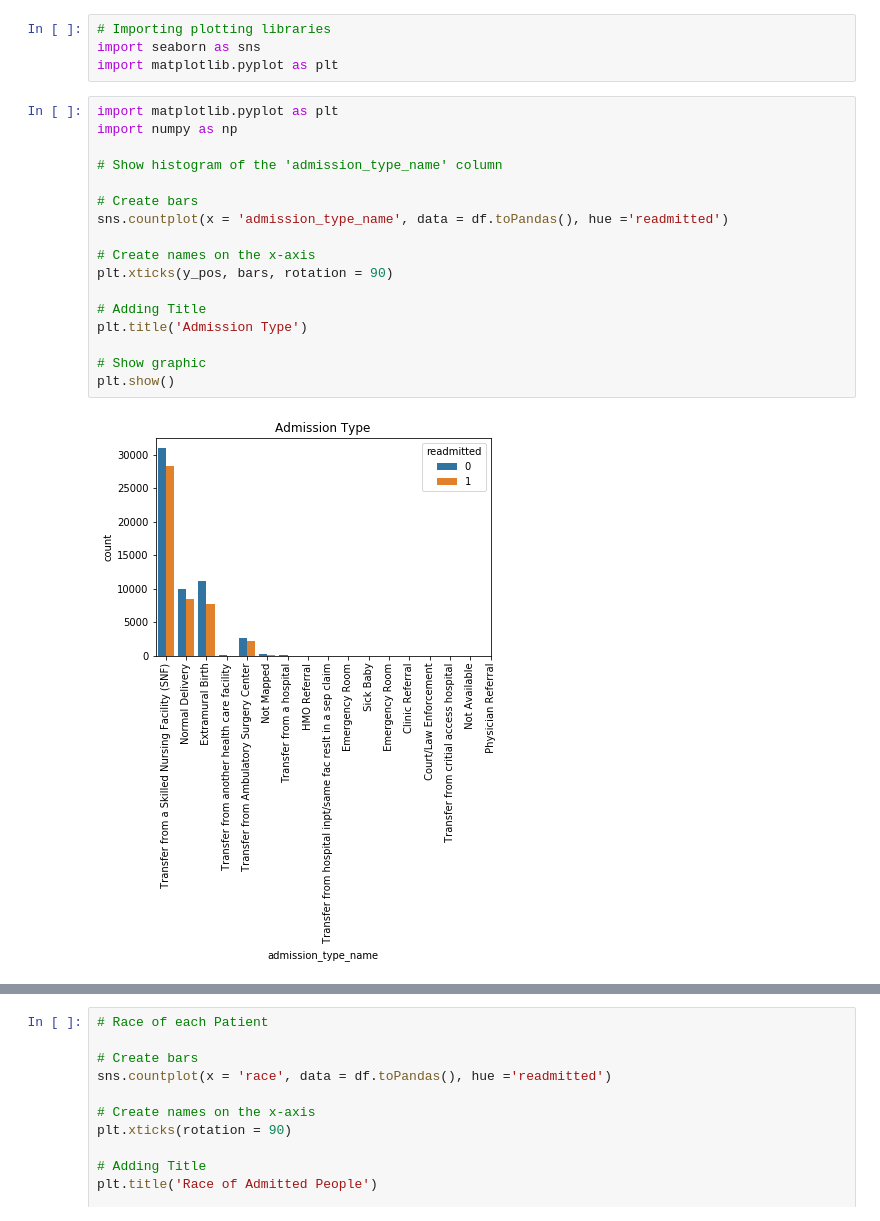
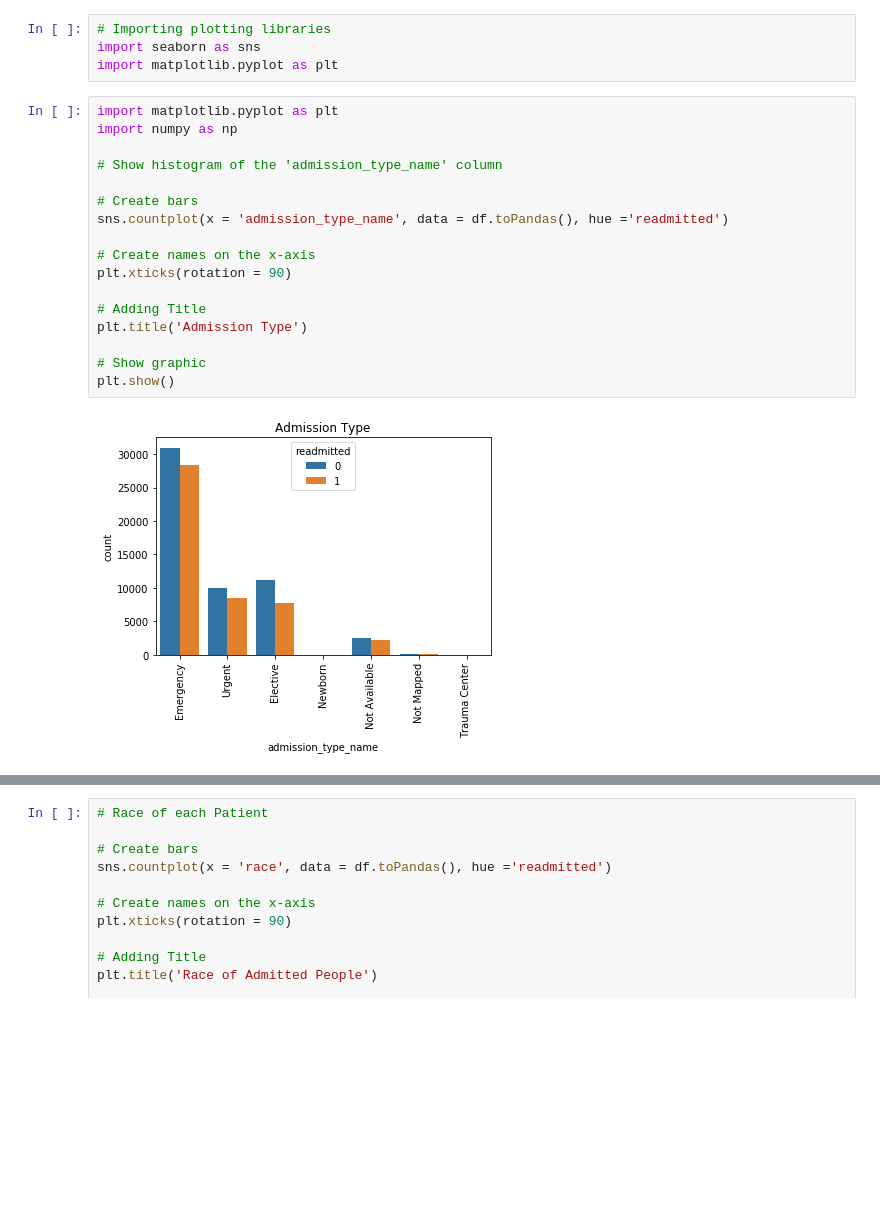
Before and after one commit to Laxman-Kumar/Hospital-Readmission-based-on-DiabetesData, a Jupyter notebook: BDASaheb.ipynb, the cells around one changed output, grey strips where cells are left out. Drawn from its saved outputs; the diff is of its cells as text; blank space fills up the shorter version.

Commit message:
EDA Graphs

```diff
--- a/BDASaheb.ipynb
+++ b/BDASaheb.ipynb
@@ -78,22 +78,22 @@ import matplotlib.pyplot as plt
 # %%
 import matplotlib.pyplot as plt
 import numpy as np
 
 # Show histogram of the 'admission_type_name' column
 
 # Create bars
 sns.countplot(x = 'admission_type_name', data = df.toPandas(), hue ='readmitted')
 
 # Create names on the x-axis
-plt.xticks(y_pos, bars, rotation = 90)
+plt.xticks(rotation = 90)
 
 # Adding Title
 plt.title('Admission Type')
 
 # Show graphic
 plt.show()
 # %% [output]
-[figure, old version]
+[figure, new version]
 # %%
 # Show histogram of the 'dischage_disposition_name' column
 
```
Also changed, not shown: parts of 2 cells of this notebook, 2 other files.
